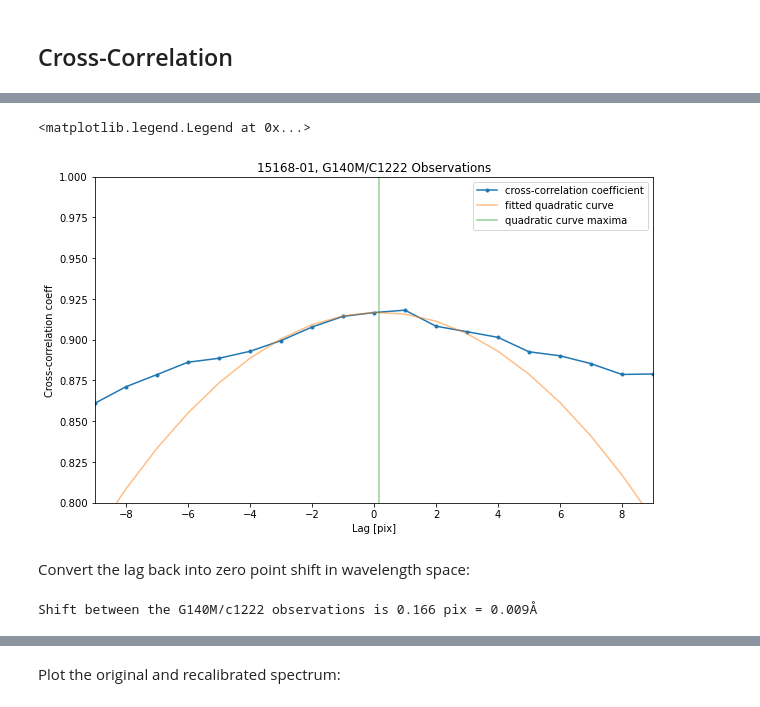
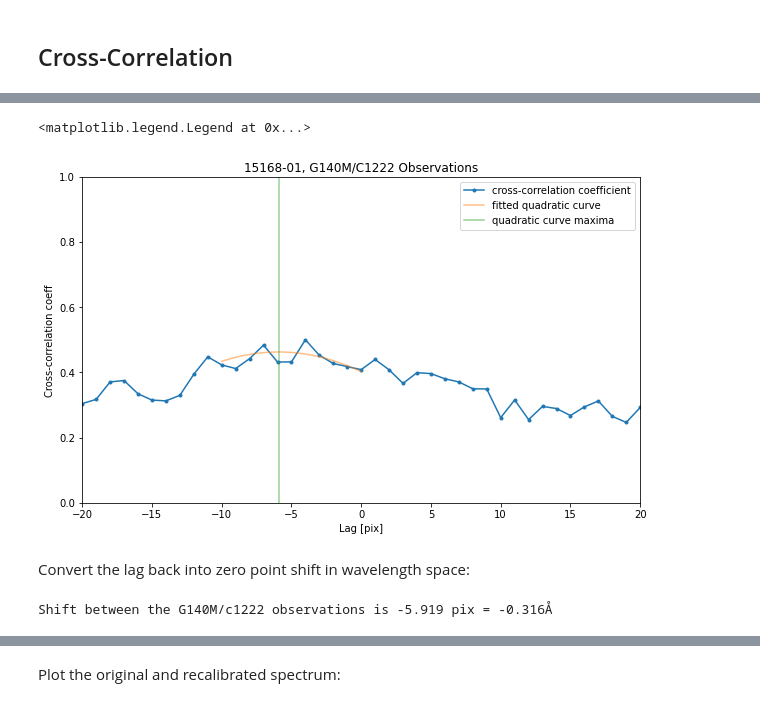
Before and after one commit to spacetelescope/STIS-Notebooks, a Jupyter notebook: correlation/cross-correlation.ipynb, the cells around one changed output, grey strips where cells are left out. Saved outputs shown, nothing was run; the diff lists cells and outputs as text; code cells hidden in the pictures.

```diff
--- a/correlation/cross-correlation.ipynb
+++ b/correlation/cross-correlation.ipynb
@@ -120,18 +197,18 @@ in which k is the lag, C is the cross-correlation coefficient, and x and y are t
 
 **Normalization of the input spectra is required to ensure the cross-correlation coefficient is in the [-1,1] range.**
 # %%
-def cross_correlate(a, b):
-    assert len(a) == len(b), 'Arrays must be same size'
+def cross_correlate(shifted_flux, ref_flux):
+    assert len(shifted_flux) == len(ref_flux), "Arrays must be same size"
 
     # Normalize inputs:
-    aa = a - a.mean()
-    aa /= aa.std()
-    bb = b - b.mean()
-    bb /= bb.std()
+    shifted_flux = shifted_flux - shifted_flux.mean()
+    shifted_flux /= shifted_flux.std()
+    ref_flux = ref_flux - ref_flux.mean()
+    ref_flux /= ref_flux.std()
 
+    # centered at the median of len(a)
+    lag = correlation_lags(len(shifted_flux), len(ref_flux),mode="same")
     # find the cross-correlation coefficient
-    cc = correlate(aa, bb, mode='same') / float(len(a))
-    # centered at the median of len(a)
-    lag = correlation_lags(len(aa), len(bb),mode="same")
+    cc = correlate(shifted_flux, ref_flux, mode="same") / float(len(ref_flux))
 
     return lag, cc
@@ -143,31 +222,32 @@ After we get the lag and cross-correlation coefficient, we can determine the zer
 # %%
 fig = plt.figure(figsize=(10, 6))
-lag,cc = cross_correlate(flux1,flux2)
-plt.plot(lag,cc,'.-',label="cross-correlation coefficient")
+lag,cc = cross_correlate(shifted_flux1,ref_flux1)
+plt.plot(lag,cc,".-",label="cross-correlation coefficient")
 
 # fit quadratic near the peak to find the pixel shift
 fitter = fitting.LinearLSQFitter()
-# get the 5 points near the peak
-low, hi = np.argmax(cc) - 2, np.argmax(cc) + 2 + 1
+# get the 7 points near the peak
+width = 7
+low, hi = np.argmax(cc) - width//2, np.argmax(cc) + width//2 + 1
 fit = fitter(Polynomial1D(degree=2),x=lag[low:hi],y=cc[low:hi])
-x_c = np.arange(-10,10)
+x_c = np.arange(-10,0,0.01)
 plt.plot(x_c, fit(x_c), alpha=0.5,label="fitted quadratic curve")
 # finding the maxima
-shift = -fit.parameters[1] / (2. * fit.parameters[2])
-plt.plot([shift,shift],[0,1],alpha=0.5,label="quadratic curve maxima")
+shift1 = -fit.parameters[1] / (2. * fit.parameters[2])
+plt.plot([shift1,shift1],[0,1],alpha=0.5,label="quadratic curve maxima")
 
-plt.xlim(-9,9)
-plt.ylim(0.8,1.)
-plt.xlabel('Lag [pix]')
-plt.ylabel('Cross-correlation coeff')
-plt.title('15168-01, G140M/C1222 Observations')
+plt.xlim(-20,20)
+plt.ylim(0,1)
+plt.xlabel("Lag [pix]")
+plt.ylabel("Cross-correlation coeff")
+plt.title("15168-01, G140M/C1222 Observations")
 plt.legend(loc="best")
 # %% [output]
 <matplotlib.legend.Legend at 0x...>
-[figure, old version]
+[figure, new version]
 # %% [markdown]
 Convert the lag back into zero point shift in wavelength space:
 # %%
-print("Shift between the G140M/c1222 observations is {:.3f} pix = {:.3f}".format(shift, shift * mean_plate_scale) + chr(197) )
+print("Shift between the G140M/c1222 observations is {:.3f} pix = {:.3f}".format(shift1, shift1 * mean_plate_scale) + "Å")
 # %% [output]
-Shift between the G140M/c1222 observations is 0.166 pix = 0.009Å
+Shift between the G140M/c1222 observations is -5.919 pix = -0.316Å
```
Also changed, not shown: parts of 27 cells of this notebook, 1 other file.
